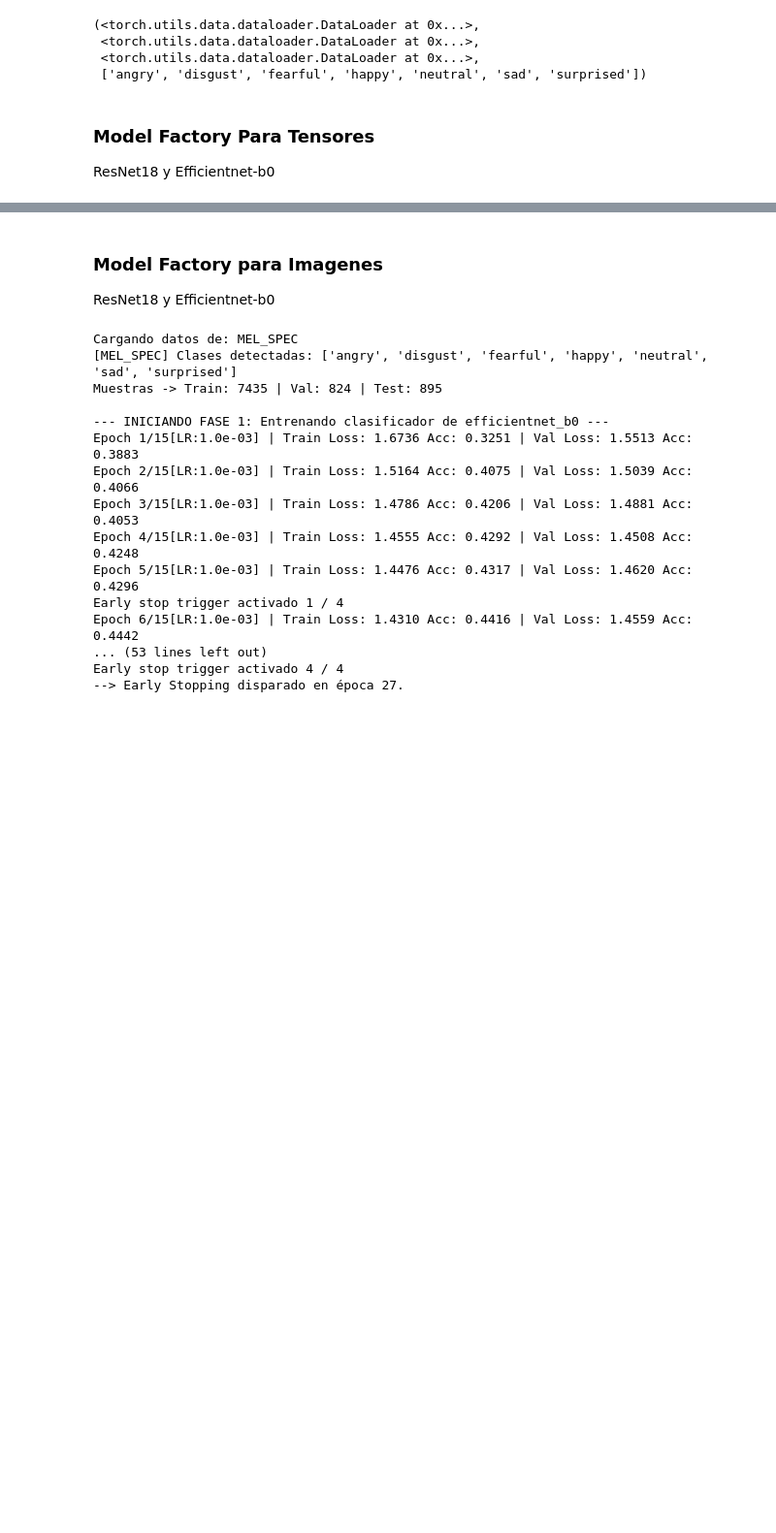
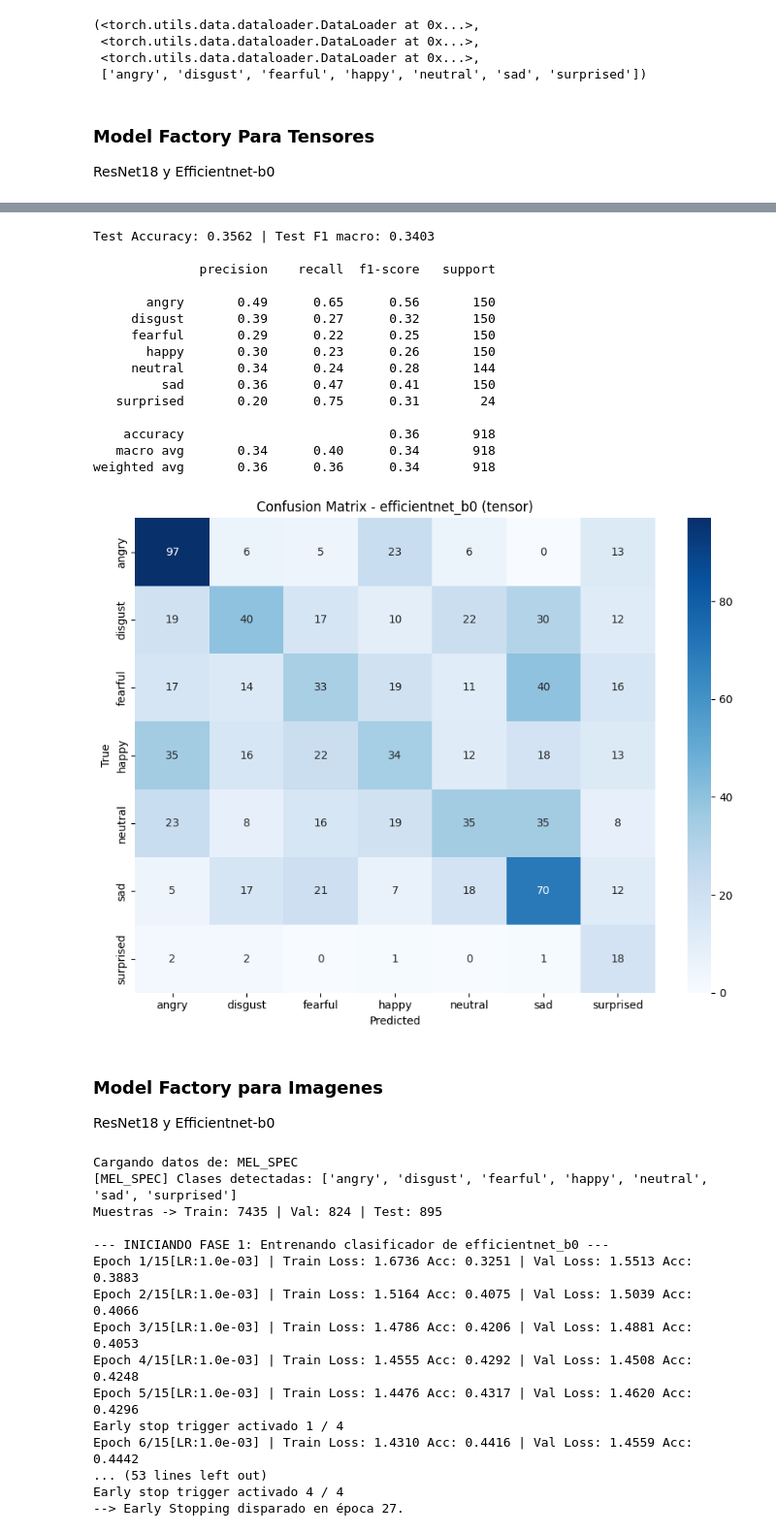
Before and after one commit to AcSsalazar/The-Color-of-Emotions, a Jupyter notebook: Notebooks/4.2-fine-tuning-png-vs-tensor.ipynb, the cells around one changed output, grey strips where cells are left out. Shown at 97% size. Drawn from its saved outputs; the diff is of its cells as text; code cells hidden in the pictures; blank space fills up the shorter version.

Commit message:
Checkpoint de entrenamiento resnet con tensores

```diff
--- a/Notebooks/4.2-fine-tuning-png-vs-tensor.ipynb
+++ b/Notebooks/4.2-fine-tuning-png-vs-tensor.ipynb
@@ -260,0 +384,18 @@ Output: torch.Size([64, 7])
+# %%
+phase2_path = os.path.join(MODELS_SAVE_DIR, f"{exp_name}_phase2_unfrozen.pth")
+
+model.load_state_dict(torch.load(best_phase1, map_location=device, weights_only=True))
+for p in model.parameters():
+    p.requires_grad = True
+
+best_phase2 = train_model_tensor(
+    model=model,
+    train_loader=train_loader,
+    val_loader=val_loader,
+    save_path=phase2_path,
+    epochs=40,
+    lr=1e-5,
+    patience=4
+)
+
+print("Phase 2 best:", best_phase2)
@@ -261,3 +422,64 @@ Output: torch.Size([64, 7])
+# %%
+import seaborn as sns
+import matplotlib.pyplot as plt
+from sklearn.metrics import classification_report, confusion_matrix, f1_score, accuracy_score
+
+def evaluate_tensor_model(model_arch, model_path, test_loader, class_names):
+    model = TensorModelFactory.get_model(model_arch, num_classes=len(class_names), freeze_base=False)
+    model.load_state_dict(torch.load(model_path, map_location=device, weights_only=True))
+    model.eval()
+
+    all_y, all_p = [], []
+
+    with torch.no_grad():
+        for x, y in test_loader:
+            x = x.to(device, non_blocking=True)
+            y = y.to(device, non_blocking=True)
+
+            with torch.amp.autocast('cuda', enabled=torch.cuda.is_available()):
+                logits = model(x)
+            preds = logits.argmax(dim=1)
+
+            all_y.extend(y.cpu().numpy())
+            all_p.extend(preds.cpu().numpy())
+
+    acc = accuracy_score(all_y, all_p)
+    f1m = f1_score(all_y, all_p, average='macro')
+    print(f"Test Accuracy: {acc:.4f} | Test F1 macro: {f1m:.4f}\n")
+    print(classification_report(all_y, all_p, target_names=class_names))
+
+    cm = confusion_matrix(all_y, all_p)
+    plt.figure(figsize=(9, 7))
+    sns.heatmap(cm, annot=True, fmt='d', cmap='Blues',
+                xticklabels=class_names, yticklabels=class_names)
+    plt.title(f"Confusion Matrix - {model_arch} (tensor)")
+    plt.xlabel("Predicted")
+    plt.ylabel("True")
+    plt.tight_layout()
+    plt.show()
+
+    del model
+    torch.cuda.empty_cache()
+    gc.collect()
+
+evaluate_tensor_model(MODEL_ARCH, best_phase2, test_loader, CLASS_NAMES)
+# %% [output]
+Test Accuracy: 0.3562 | Test F1 macro: 0.3403
+
+              precision    recall  f1-score   support
+
+       angry       0.49      0.65      0.56       150
+     disgust       0.39      0.27      0.32       150
+     fearful       0.29      0.22      0.25       150
+       happy       0.30      0.23      0.26       150
+     neutral       0.34      0.24      0.28       144
+         sad       0.36      0.47      0.41       150
+   surprised       0.20      0.75      0.31        24
+
+    accuracy                           0.36       918
+   macro avg       0.34      0.40      0.34       918
+weighted avg       0.36      0.36      0.34       918
+[figure, added]
 # %% [markdown]
 ### Model Factory para Imagenes
 
```
Also changed, not shown: parts of 12 cells of this notebook.
